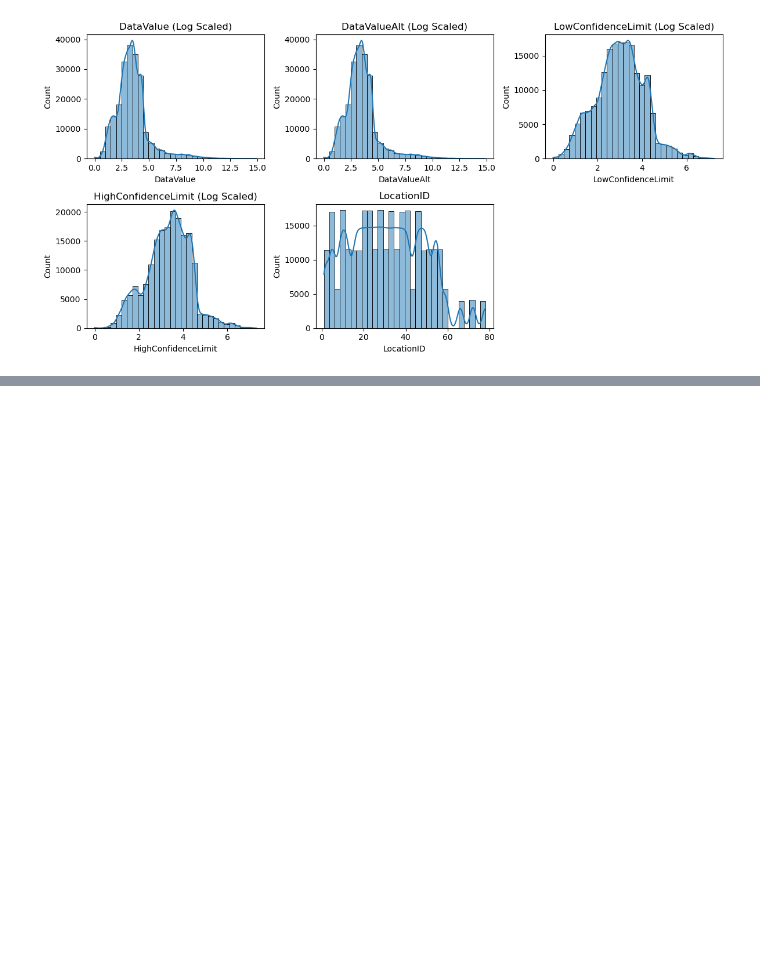
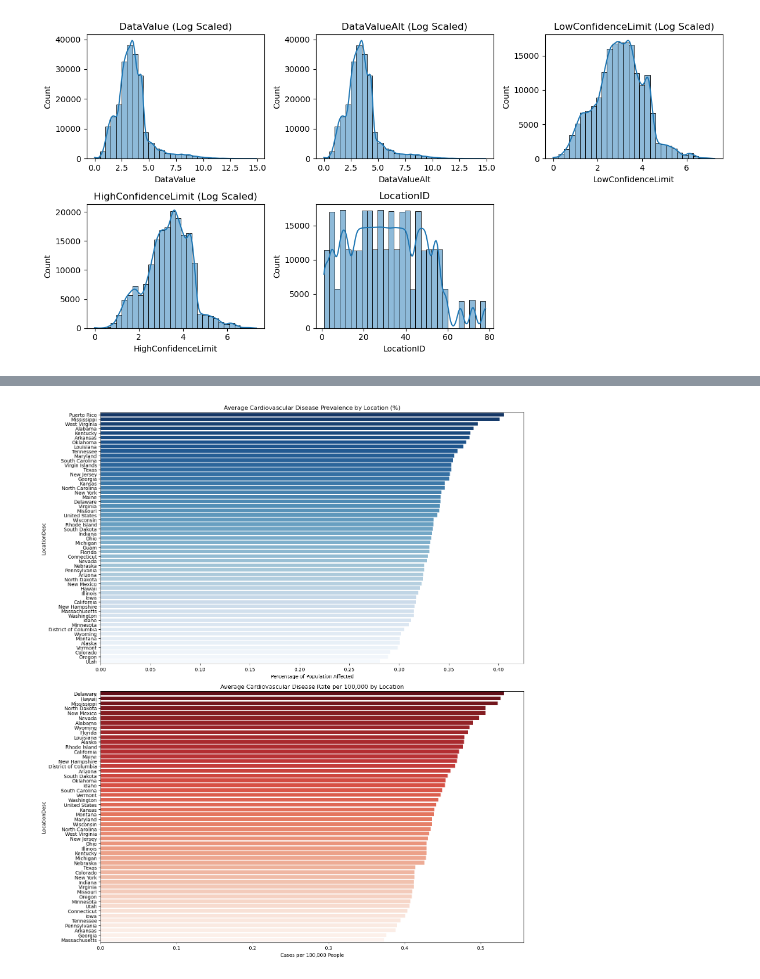
Before and after one commit to florianaewing/AD450_FE, a Jupyter notebook: AD450_Final_FE.ipynb, the cells around one changed output, grey strips where cells are left out. Drawn from its saved outputs; the diff is of its cells as text; code cells hidden in the pictures; blank space fills up the shorter version.

```diff
--- a/AD450_Final_FE.ipynb
+++ b/AD450_Final_FE.ipynb
@@ -173,0 +435,44 @@ Rate per 1,000 rows: 6258
+# %%
+cvd_data = filtered_data[filtered_data["Topic"] == "Cardiovascular Disease"]
+
+# Separate by measurement type
+cvd_percent = cvd_data[cvd_data["DataValueUnit"] == "%"]
+cvd_rate_per_100k = cvd_data[cvd_data["DataValueUnit"] == "cases per 100,000"]
+
+# Group by Location & Calculate Average Values
+cvd_percent_by_location = cvd_percent.groupby("LocationDesc")["DataValue"].mean().sort_values(ascending=False)
+cvd_rate_by_location = cvd_rate_per_100k.groupby("LocationDesc")["DataValue"].mean().sort_values(ascending=False)
+
+# Plotting the Data
+fig, axes = plt.subplots(2, 1, figsize=(14, 16))
+plt.subplots_adjust(hspace=0.4)
+
+
+# Percentages Plot
+sns.barplot(
+    x=cvd_percent_by_location.values,
+    y=cvd_percent_by_location.index,
+    hue=cvd_percent_by_location.index,
+    ax=axes[0],
+    palette="Blues_r",
+    legend=False
+)
+axes[0].set_title("Average Cardiovascular Disease Prevalence by Location (%)")
+axes[0].set_xlabel("Percentage of Population Affected")
+
+# Rates per 100,000 Plot
+sns.barplot(
+    x=cvd_rate_by_location.values,
+    y=cvd_rate_by_location.index,
+    hue=cvd_rate_by_location.index,
+    ax=axes[1],
+    palette="Reds_r",
+    legend=False
+)
+axes[1].set_title("Average Cardiovascular Disease Rate per 100,000 by Location")
+axes[1].set_xlabel("Cases per 100,000 People")
+
+plt.tight_layout()
+plt.show()
+# %% [output]
+[figure, added]
```
Also changed, not shown: parts of 30 cells of this notebook.
